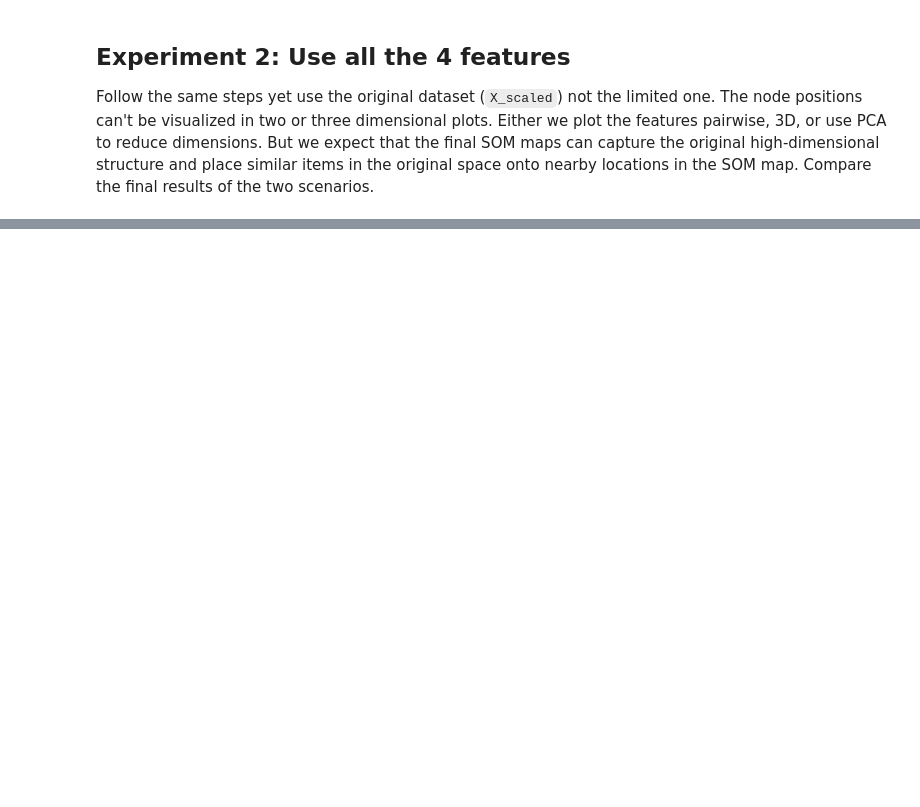
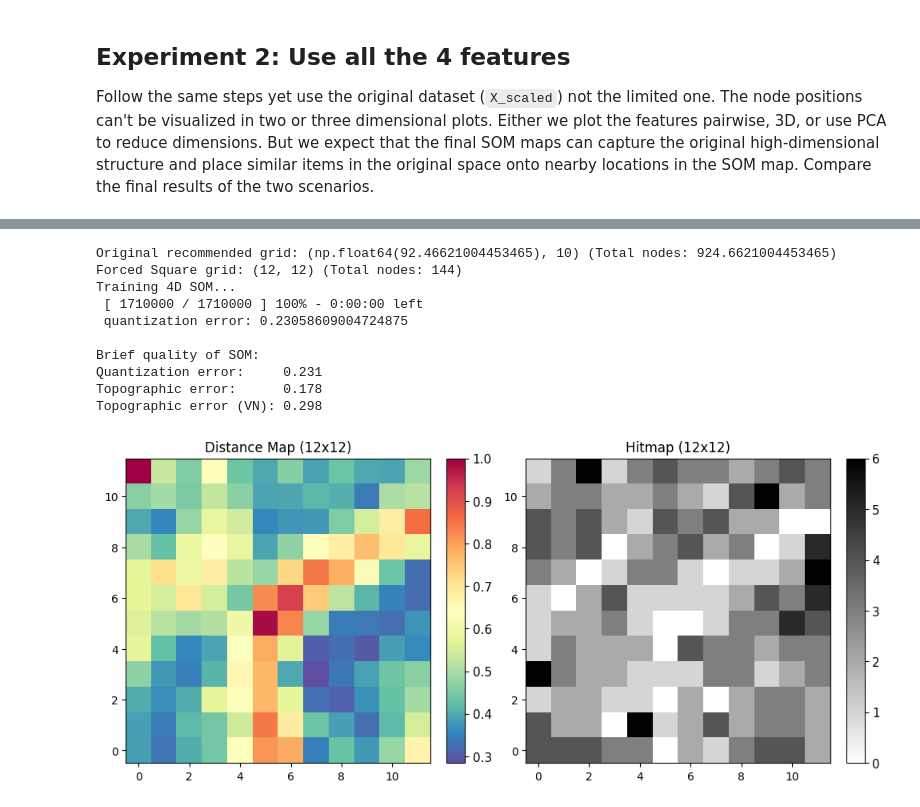
Before and after one commit to Data-Science-Club-ELTE/clustering-visualizing-data-in-two-dimensions, a Jupyter notebook: notebooks/02_som_representation_learning.ipynb, the cells around one changed output, grey strips where cells are left out. Cells and saved outputs as stored; diff of their text form; code cells hidden in the pictures; blank space fills up the shorter version.

```diff
--- a/notebooks/02_som_representation_learning.ipynb
+++ b/notebooks/02_som_representation_learning.ipynb
@@ -117,2 +203,56 @@ Follow the same steps yet use the original dataset (`X_scaled`) not the limited
 # %%
 # TODO: Follow the same steps but for the original dataset
+# 1. Calculate Grid Size for the FULL dataset (4 features)
+## 1. Get the original recommendation (Keep the function as requested)
+raw_grid = calc_recommended_grid_size(X_scaled)
+print(f"Original recommended grid: {raw_grid} (Total nodes: {raw_grid[0] * raw_grid[1]})")
+
+# 2. Forced Square Logic
+# We want roughly 150 nodes, but arranged in a square (1:1 ratio)
+target_nodes = 150
+
+# Calculate the side length (square root of target)
+side_length = int(target_nodes ** 0.5)
+
+# Force both dimensions to be equal
+d1_new = side_length
+d2_new = side_length
+
+print(f"Forced Square grid: ({d1_new}, {d2_new}) (Total nodes: {d1_new * d2_new})")
+# 3. Define Hyperparameters with the new scaled dimensions
+hyperparams_full = {
+    "d1": d1_new,
+    "d2": d2_new,
+    "sigma": 1.0,
+    "learning_rate": 0.5,
+    "num_iteration": 5000,
+    "topology": "rectangular"
+}
+
+# 4. Train
+print("Training 4D SOM...")
+som_full = train_som(X=X_scaled.values, **hyperparams_full, random_seed=RAND, verb=True)
+
+# 5. Visualize
+fig, (ax0, ax1) = plt.subplots(1, 2, figsize=(10, 5))
+
+visualize_distance_map(som=som_full, X=X_scaled.values, ax=ax0)
+ax0.set_title(f"Distance Map ({d1_new}x{d2_new})")
+
+visualize_hitmap(som=som_full, X=X_scaled.values, ax=ax1)
+ax1.set_title(f"Hitmap ({d1_new}x{d2_new})")
+
+plt.tight_layout()
+plt.show()
+# %% [output]
+Original recommended grid: (np.float64(92.46621004453465), 10) (Total nodes: 924.6621004453465)
+Forced Square grid: (12, 12) (Total nodes: 144)
+Training 4D SOM...
+ [ 1710000 / 1710000 ] 100% - 0:00:00 left
+ quantization error: 0.23058609004724875
+
+Brief quality of SOM:
+Quantization error:     0.231
+Topographic error:      0.178
+Topographic error (VN): 0.298
+[figure, added]
```
Also changed, not shown: parts of 10 cells of this notebook, 38 other files.
